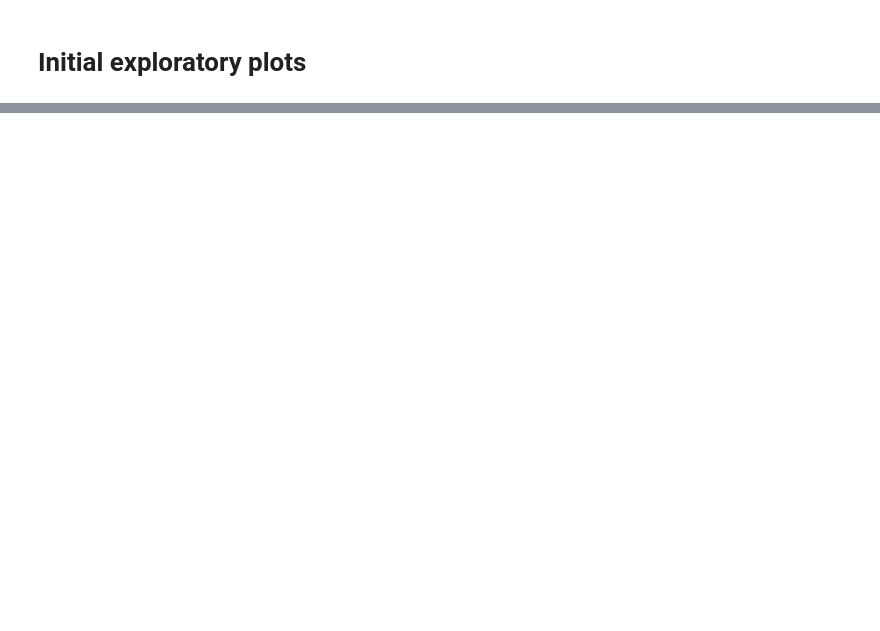
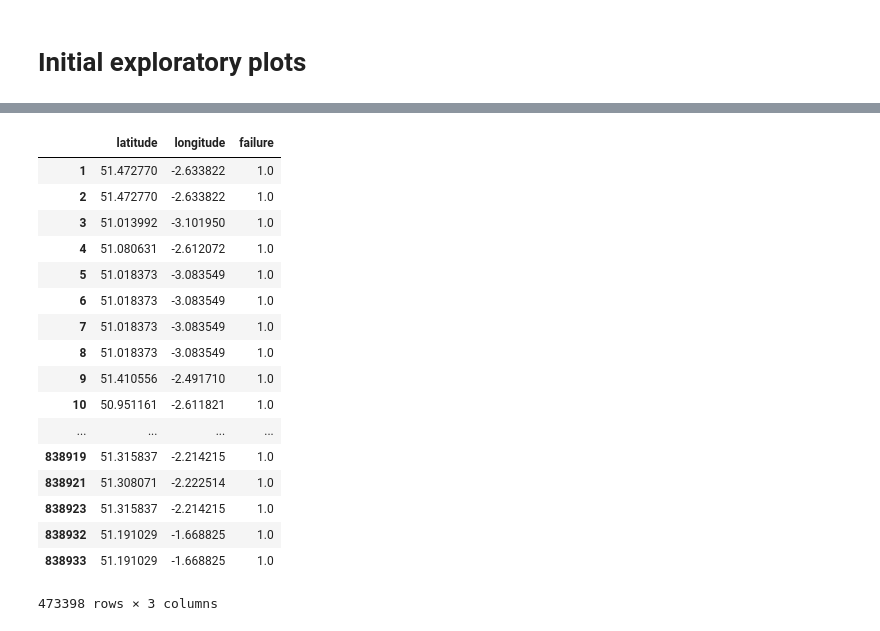
Before and after one commit to mathiasbruun/SDS19-Exam-Project, a Jupyter notebook: Exploratory plots.ipynb, the cells around one changed output, grey strips where cells are left out. Saved outputs shown, nothing was run; the diff lists cells and outputs as text; code cells hidden in the pictures; blank space fills up the shorter version.

```diff
--- a/Exploratory plots.ipynb
+++ b/Exploratory plots.ipynb
@@ -129,0 +99,11 @@ pd.get_dummies(df_gender, columns = ['gender'])
+# %%
+df['latitude'] = df['latitude'].astype(float)
+df['longitude'] = df['longitude'].astype(float)
+df['failure'] = df.loc[:,'outcome'].isin(['A no further action disposal', 'False']).astype(float)
+
+heat_df = df[['latitude', 'longitude', 'failure']]
+heat_df.replace(0.0, np.nan, inplace=True)
+
+heat_df = heat_df.dropna(axis=0, subset=['latitude','longitude', 'failure'])
+
+heat_df.head()
@@ -129,0 +127,21 @@ pd.get_dummies(df_gender, columns = ['gender'])
+# %%
+heat_df
+# %% [output]
+|  | latitude | longitude | failure |
+| 1 | 51.472770 | -2.633822 | 1.0 |
+| 2 | 51.472770 | -2.633822 | 1.0 |
+| 3 | 51.013992 | -3.101950 | 1.0 |
+| 4 | 51.080631 | -2.612072 | 1.0 |
+| 5 | 51.018373 | -3.083549 | 1.0 |
+| 6 | 51.018373 | -3.083549 | 1.0 |
+| 7 | 51.018373 | -3.083549 | 1.0 |
+| 8 | 51.018373 | -3.083549 | 1.0 |
+| 9 | 51.410556 | -2.491710 | 1.0 |
+| 10 | 50.951161 | -2.611821 | 1.0 |
+| ... | ... | ... | ... |
+| 838919 | 51.315837 | -2.214215 | 1.0 |
+| 838921 | 51.308071 | -2.222514 | 1.0 |
+| 838923 | 51.315837 | -2.214215 | 1.0 |
+| 838932 | 51.191029 | -1.668825 | 1.0 |
+| 838933 | 51.191029 | -1.668825 | 1.0 |
+473398 rows × 3 columns
```
Also changed, not shown: parts of 20 cells of this notebook, 2 other files.
